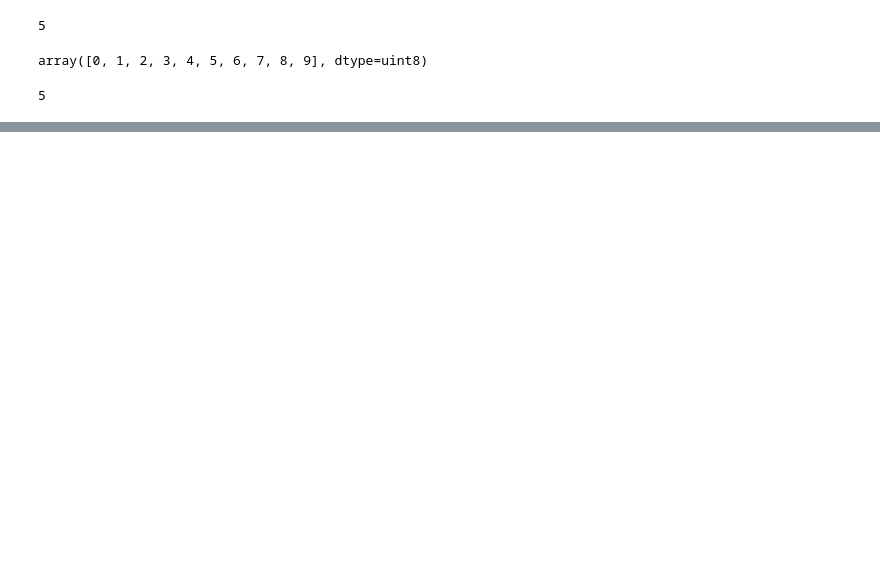
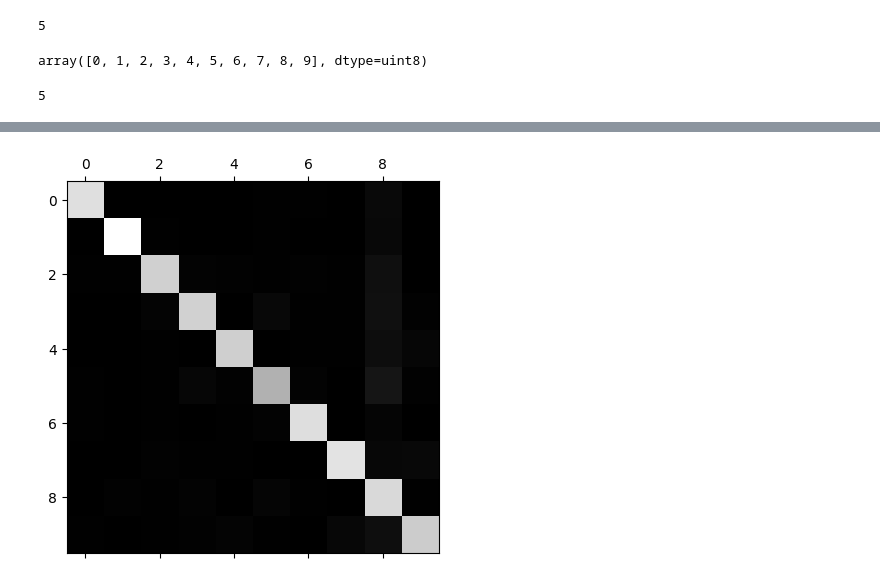
Before and after one commit to Sakshamroy/Hands_on_Ml, a Jupyter notebook: MINST.ipynb, the cells around one changed output, grey strips where cells are left out. Drawn from its saved outputs; the diff is of its cells as text; code cells hidden in the pictures; blank space fills up the shorter version.

```diff
--- a/MINST.ipynb
+++ b/MINST.ipynb
@@ -358,0 +367,20 @@ ovr_clf.fit(X_train, y_train)
+# %%
+from sklearn.preprocessing import StandardScaler
+scaler = StandardScaler()
+X_train_scaled = scaler.fit_transform(X_train.astype(np.float64))
+cross_val_score(sgd_clf, X_train_scaled, y_train, cv=3, scoring="accuracy")
+"""
+StandardSca;er - to normalize features
+- it transform data that, mean = 0, standard deviation = 1
+- model like SGDClassifier are too sensitive to features scale, 1 feature is large(1000) another is (10) makes model unstable
+- fit and transform = learn mean ans std from X_train and apply scaling using (transform its on training data only
+- spliting into 3 flods and output is there accuracy score
+- mean  = average of column
+- std = spread of values
+- transform each values [ 0, 255, 100] -> [-2.5, 1.83, 0.5] now data is centred around 0 -> all features are important
+- cv = 3, 3 folds created and each model train on 2 folds and test on 1 folds
+- scaled input-> apply linear model -> use gradient descent(SGD) -> update weigths
+- due to scaled data update faster adn converge is stable
+- scaling is really important as it make data centred and learning become faster
+- cross validation need a model to run here it's SGD classifier
+"""
@@ -358,0 +395,9 @@ ovr_clf.fit(X_train, y_train)
+# %%
+"""
+looking at Confusion matrix
+1. make prediction using cross_val_predict()
+2. then call Confusion_matrix()
+"""
+y_train_pred = cross_val_predict(sgd_clf, X_train_scaled, y_train, cv=3)
+conf_mx = confusion_matrix(y_train, y_train_pred)
+conf_mx
@@ -358,0 +415,7 @@ ovr_clf.fit(X_train, y_train)
+# %%
+plt.matshow(conf_mx, cmap=plt.cm.gray)
+plt.show()
+#5 is darker side meaning either there are less images of 5' compare to other or model
+#did not classifiy 5's image well
+# %% [output]
+[figure, added]
```
Also changed, not shown: parts of 13 cells of this notebook.
